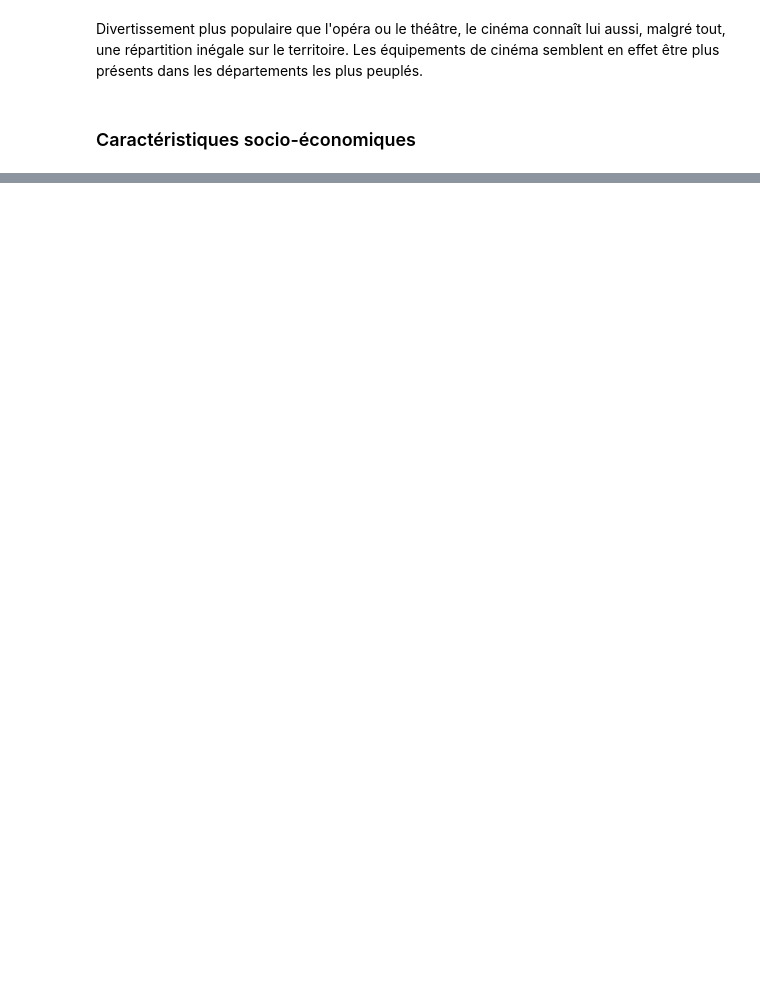
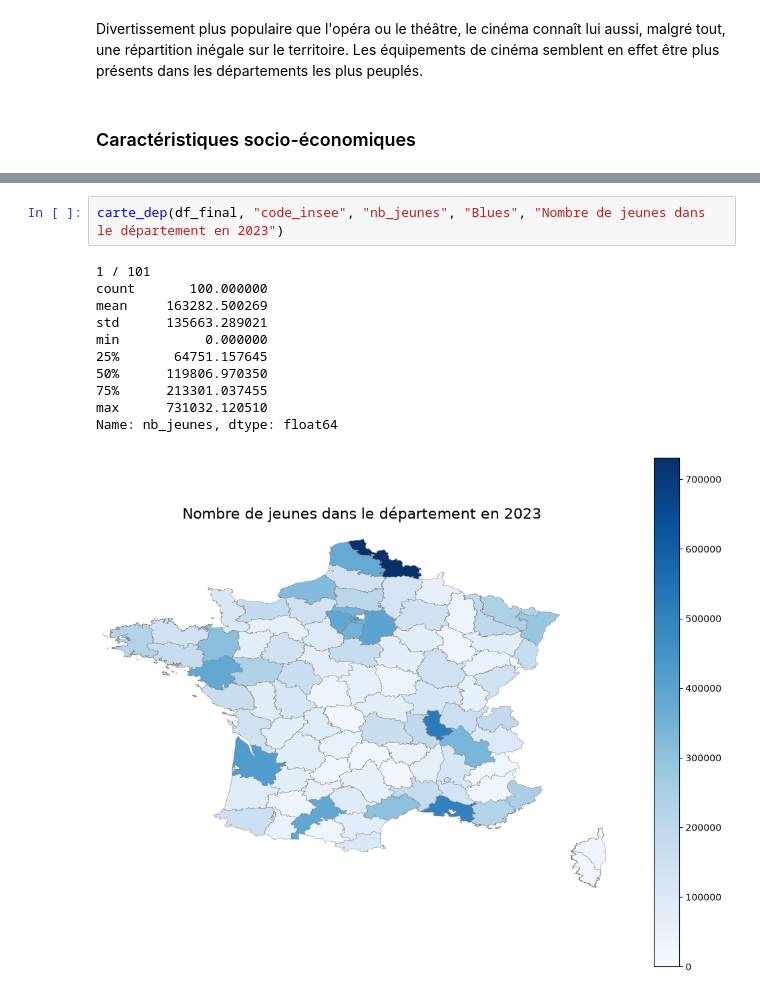
Before and after one commit to heloise1414/Evaluation-Politiques-Publiques-Culturelles, a Jupyter notebook: stats_desc.ipynb, the cells around one changed output, grey strips where cells are left out. Saved outputs shown, nothing was run; the diff lists cells and outputs as text; blank space fills up the shorter version.

```diff
--- a/stats_desc.ipynb
+++ b/stats_desc.ipynb
@@ -265,0 +280,14 @@ Nous allons maintenant nous intéresser aux caractéristiques sociaux-économiqu
+# %%
+carte_dep(df_final, "code_insee", "nb_jeunes", "Blues", "Nombre de jeunes dans le département en 2023")
+# %% [output]
+1 / 101
+count       100.000000
+mean     163282.500269
+std      135663.289021
+min           0.000000
+25%       64751.157645
+50%      119806.970350
+75%      213301.037455
+max      731032.120510
+Name: nb_jeunes, dtype: float64
+[figure, added]
```
Also changed, not shown: parts of 9 cells of this notebook, 1 other file.
